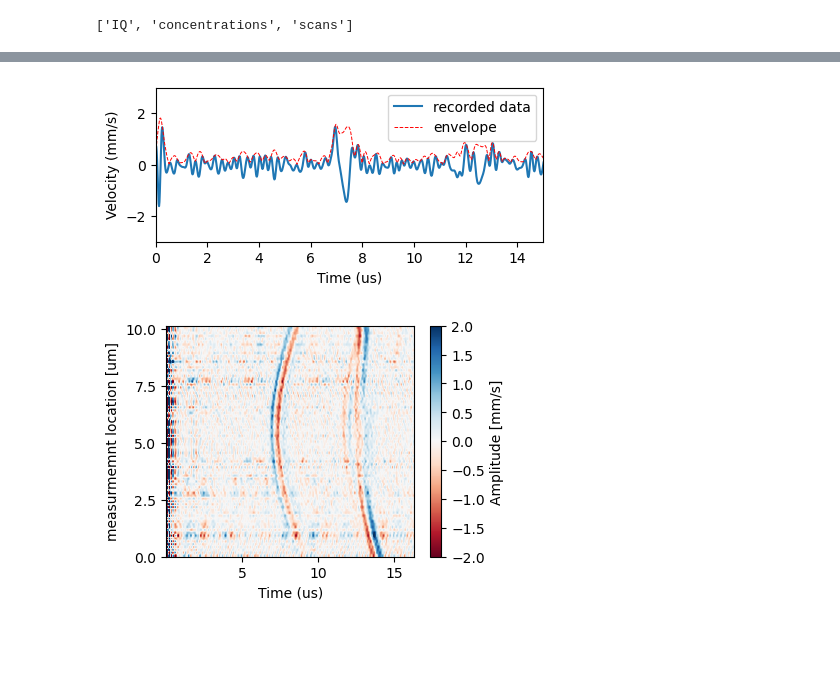
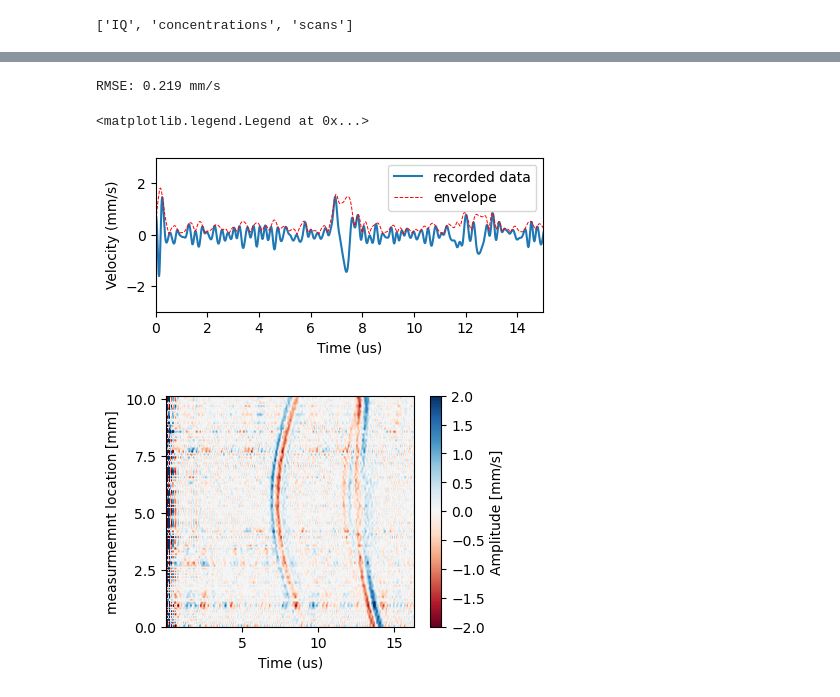
Before and after one commit to edieussa/PA_Data_and_Figures, a Jupyter notebook: PA_LDV_data_analysis.ipynb, the cells around one changed output, grey strips where cells are left out. Drawn from its saved outputs; the diff is of its cells as text; code cells hidden in the pictures; blank space fills up the shorter version.

```diff
--- a/PA_LDV_data_analysis.ipynb
+++ b/PA_LDV_data_analysis.ipynb
@@ -95,7 +95,7 @@ c6 = np.squeeze(np.array(concentration6))
 c7 = np.squeeze(np.array(concentration7))
 # %%
 # data processing and filtering
-pretrig = 248
+pretrig = 256
 fs = 65e6
 time = np.linspace(-pretrig/fs, (len(c0)-pretrig)/fs, len(c0))*1e6
 
@@ -159,7 +177,10 @@ for i in range(scan_data.shape[0]):
 
 time = np.linspace(-pretrig/fs, (len(filtered_data[1,:])-pretrig)/fs, len(filtered_data[1,:]))*1e6
 
-#pretrig = 256
+row = 32
+# Calculate the RMSE
+rmse = np.sqrt(np.mean((filtered_data[row,1:500] - np.zeros_like(filtered_data[row,1:500]))**2))
+print('RMSE: {:.3f} mm/s'.format(rmse))
 
 # Slice the time and filtered_data arrays
 time = time[pretrig:1600]
@@ -169,7 +190,7 @@ hilbert_data = np.empty(filtered_data.shape, dtype=np.complex_)
 for i in range(filtered_data.shape[0]):
     hilbert_data[i,:] = signal.hilbert(filtered_data[i,:])
 
-row = 32
+
 # plot data from row 30 of filtered data
 fig = plt.figure(figsize=(5,2))
 plt.plot(time, filtered_data[row,:])
@@ -179,34 +200,36 @@ plt.xlim(0,15)
 plt.xlabel('Time (us)')
 plt.ylabel('Velocity (mm/s)')
 plt.legend(['recorded data', 'envelope'])
-fig.savefig('measuredsignal.pdf', bbox_inches='tight')
+#fig.savefig('measuredsignal.pdf', bbox_inches='tight')
 # %% [output]
+RMSE: 0.219 mm/s
+<matplotlib.legend.Legend at 0x...>
 [figure]
 # %%
 
 # Define the bounds
 left = time[0]
 right = time[-1]
 bottom = 0
 top = filtered_data.shape[0]  # assuming the y-axis should be the index of the time series
 
 # Make a 2d plot of the filtered data
 fig, ax = plt.subplots(figsize=(4,3))
 plt.imshow(filtered_data, aspect='auto', cmap='RdBu', vmin=-2, vmax=2, extent=[left, right, bottom, top])
 plt.colorbar(label='Amplitude [mm/s]')
 y_ticks = ax.get_yticks()
 plt.yticks(y_ticks, y_ticks * 0.125)
 plt.ylim(0,81)
 plt.xlabel('Time (us)')
-plt.ylabel('measurmemnt location [um]')
+plt.ylabel('measurmemnt location [mm]')
 plt.show()
 
 
 # save as pdf
 fig.savefig('scan_1.pdf', bbox_inches='tight')
 
 # the data in this file is processed using matlabs kwave toolbox with the script    ....m
 # %% [output]
-[figure, old version]
+[figure, new version]
 # %%
 dualchannel_scan_data = hf['scans/dualchannel_1s_500ns_flipped_1Vp_14mm_125umstep']
```
Also changed, not shown: parts of 4 cells of this notebook.
